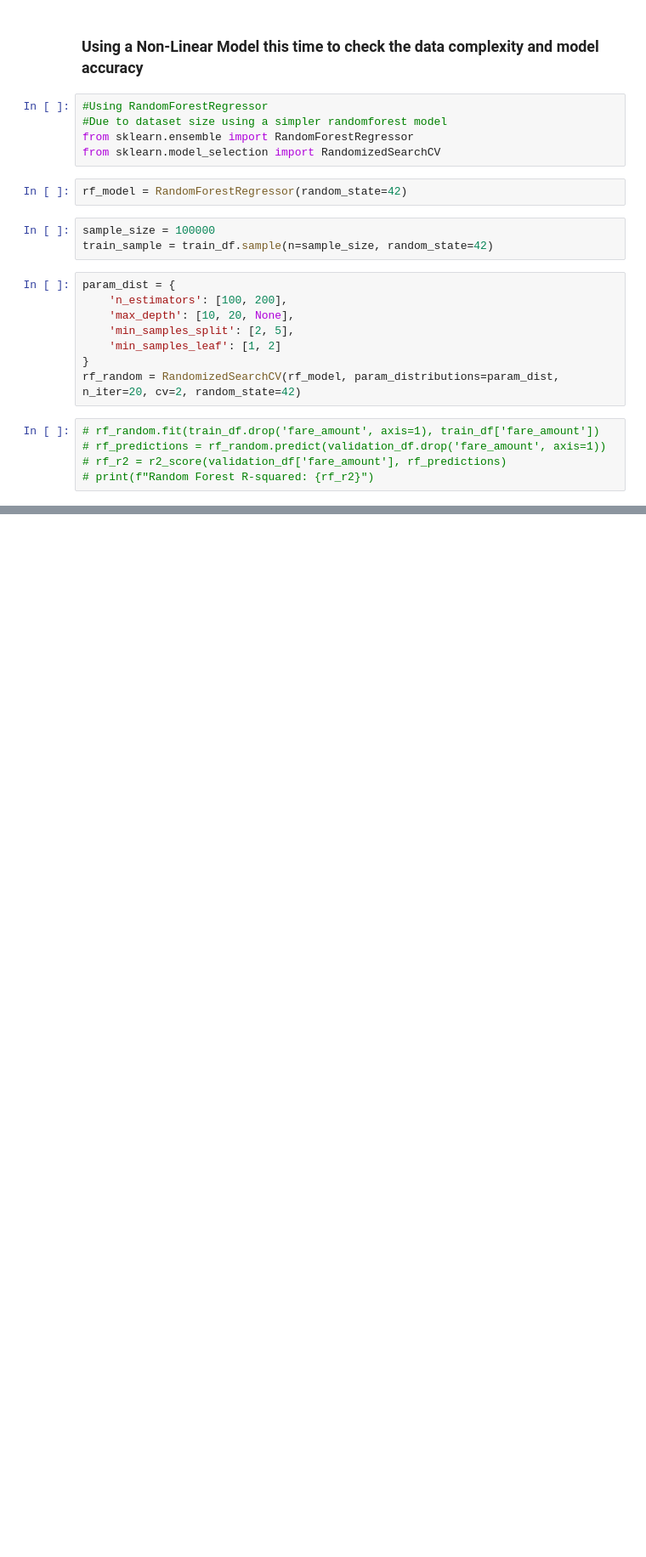
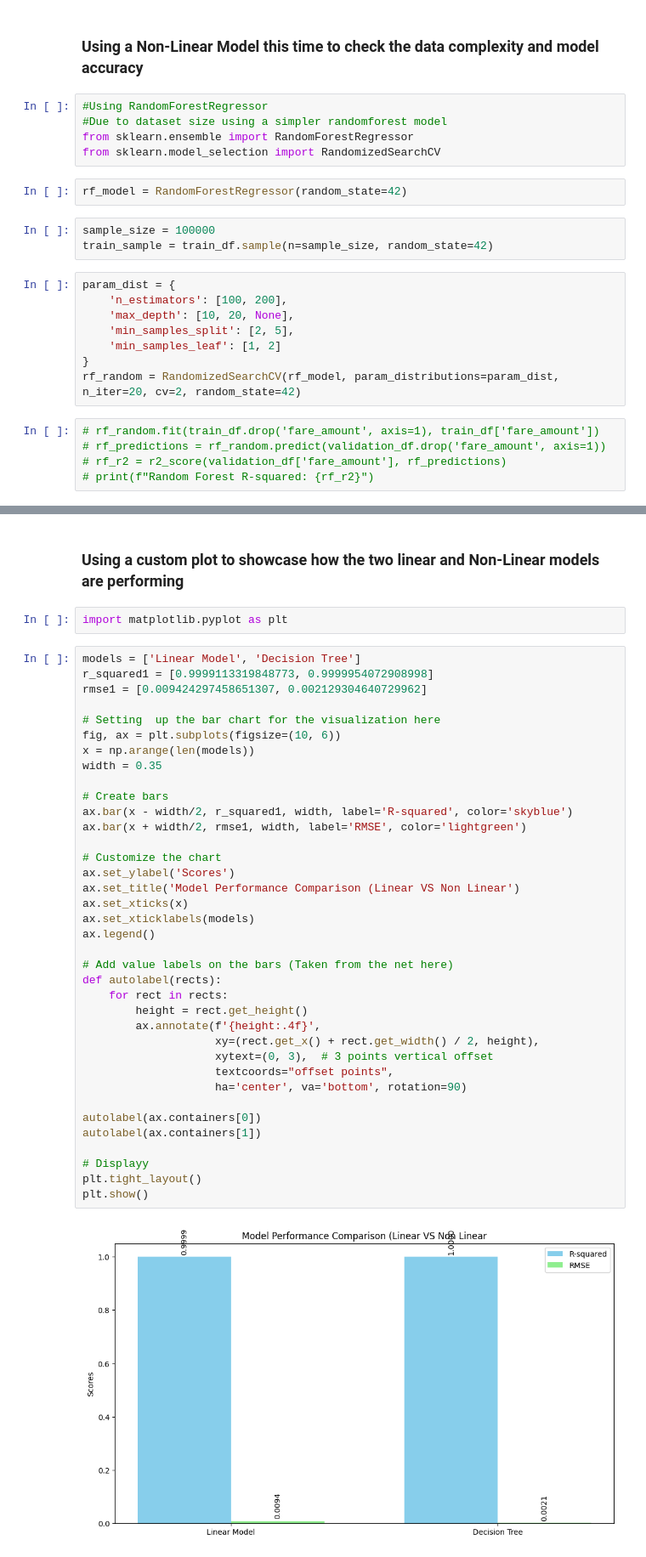
Before and after one commit to LongD3Ad/Taxi-Fare, a Jupyter notebook: Taxi_model.ipynb, the cells around one changed output, grey strips where cells are left out. Shown at 85% size. Cells and saved outputs as stored; diff of their text form; blank space fills up the shorter version.

```diff
--- a/Taxi_model.ipynb
+++ b/Taxi_model.ipynb
@@ -567,0 +665,43 @@ df3.tail()
+# %% [markdown]
+### Using a custom plot to showcase how the two linear and Non-Linear models are performing
+# %%
+import matplotlib.pyplot as plt
+# %%
+models = ['Linear Model', 'Decision Tree']
+r_squared1 = [0.9999113319848773, 0.9999954072908998]
+rmse1 = [0.009424297458651307, 0.002129304640729962]
+
+# Setting  up the bar chart for the visualization here
+fig, ax = plt.subplots(figsize=(10, 6))
+x = np.arange(len(models))
+width = 0.35
+
+# Create bars
+ax.bar(x - width/2, r_squared1, width, label='R-squared', color='skyblue')
+ax.bar(x + width/2, rmse1, width, label='RMSE', color='lightgreen')
+
+# Customize the chart
+ax.set_ylabel('Scores')
+ax.set_title('Model Performance Comparison (Linear VS Non Linear')
+ax.set_xticks(x)
+ax.set_xticklabels(models)
+ax.legend()
+
+# Add value labels on the bars (Taken from the net here)
+def autolabel(rects):
+    for rect in rects:
+        height = rect.get_height()
+        ax.annotate(f'{height:.4f}',
+                    xy=(rect.get_x() + rect.get_width() / 2, height),
+                    xytext=(0, 3),  # 3 points vertical offset
+                    textcoords="offset points",
+                    ha='center', va='bottom', rotation=90)
+
+autolabel(ax.containers[0])
+autolabel(ax.containers[1])
+
+# Displayy
+plt.tight_layout()
+plt.show()
+# %% [output]
+[figure, added]
```
Also changed, not shown: parts of 9 cells of this notebook.
